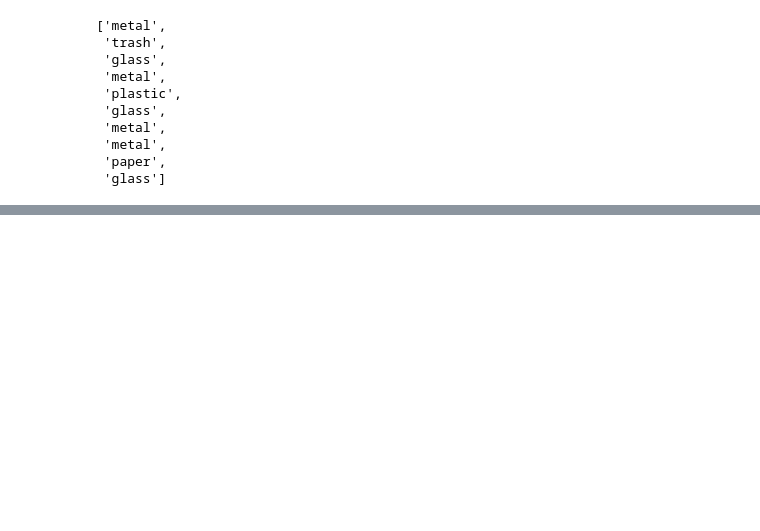
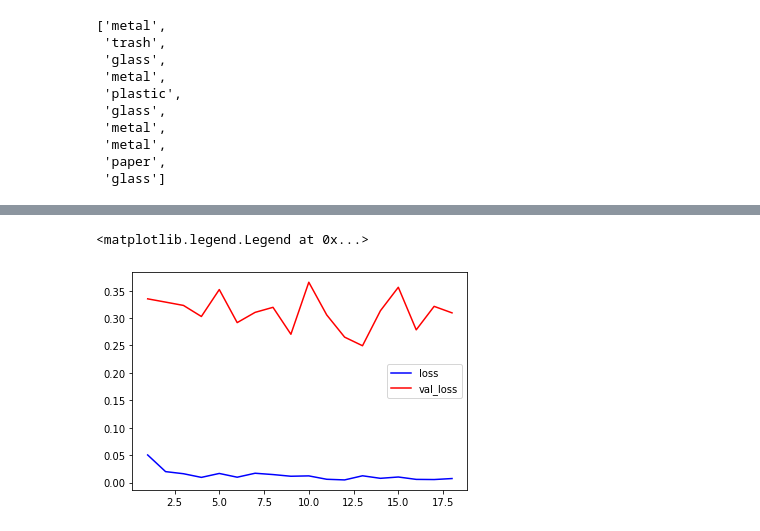
Before and after one commit to deep0892/dockship_project, a Jupyter notebook: Garbage Classification/Garbage_Classification_AI_Challenge.ipynb, the cells around one changed output, grey strips where cells are left out. Drawn from its saved outputs; the diff is of its cells as text; code cells hidden in the pictures; blank space fills up the shorter version.

```diff
--- a/Garbage Classification/Garbage_Classification_AI_Challenge.ipynb
+++ b/Garbage Classification/Garbage_Classification_AI_Challenge.ipynb
@@ -296,7 +353,10 @@ history.history['loss']
 # %%
-plt.plot(range(1,9),history.history['loss'],color='blue',label='loss')
-plt.plot(range(1,9),history.history['val_loss'],color='red',label='val_loss')
+plt.plot(range(1,19),history.history['loss'],color='blue',label='loss')
+plt.plot(range(1,19),history.history['val_loss'],color='red',label='val_loss')
 plt.legend()
+# %% [output]
+<matplotlib.legend.Legend at 0x...>
+[figure, added]
 # %%
 dir = '/content/drive/MyDrive/Dockship_Dataset/Garbage_Classification_AI_Challenge/garbage_classification_ai_challenge-dataset/TEST'
 images = os.listdir(dir)
```
Also changed, not shown: parts of 15 cells of this notebook, 1 other file.
